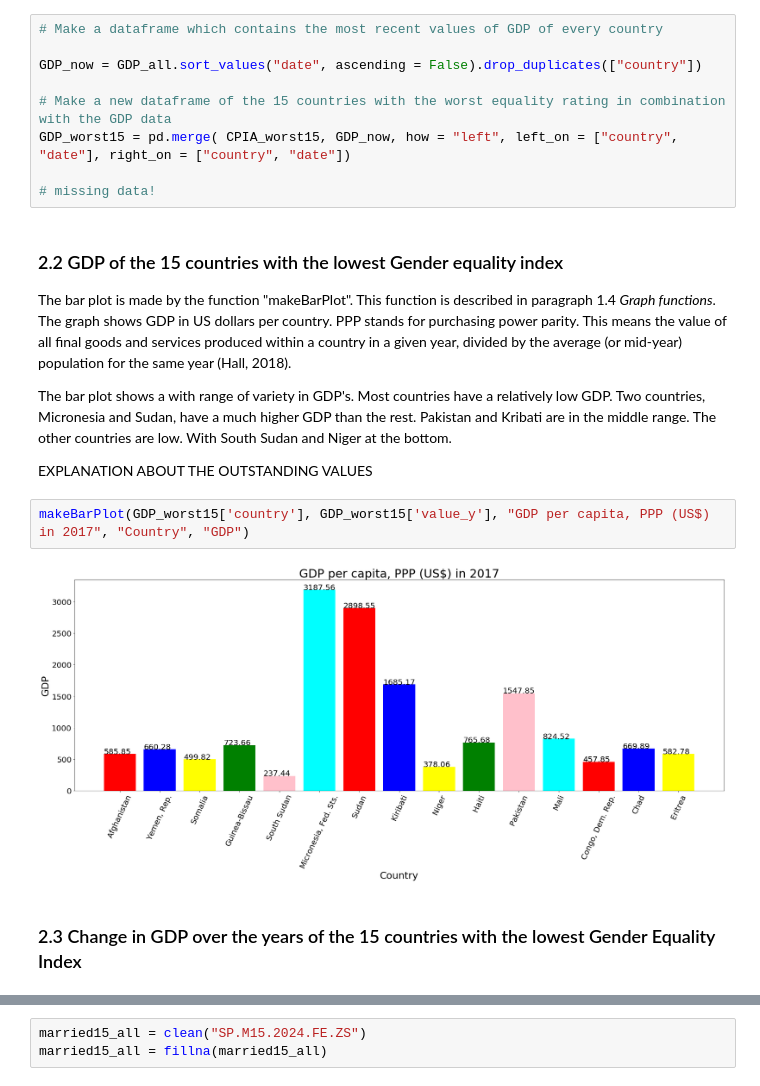
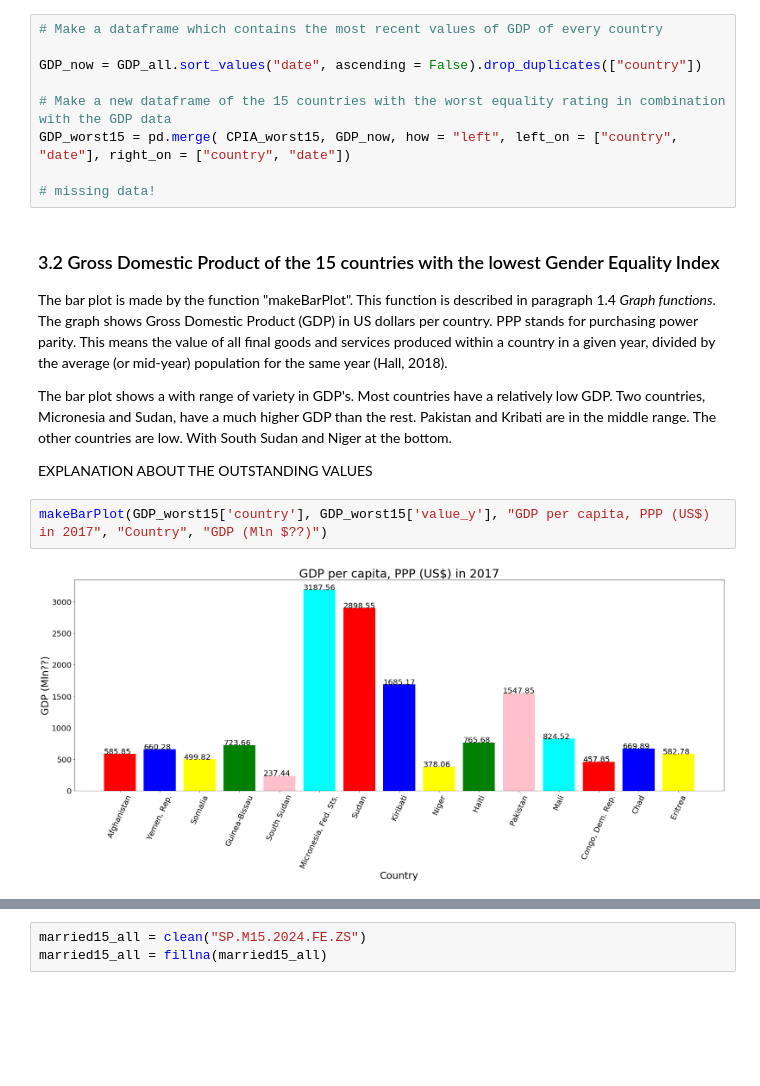
Before and after one commit to omar-d/EPA-WB-Equity, a Jupyter notebook: Final_Assignment-Copy2.ipynb, the cells around one changed output, grey strips where cells are left out. Saved outputs shown, nothing was run; the diff lists cells and outputs as text; blank space fills up the shorter version.

```diff
--- a/Final_Assignment-Copy2.ipynb
+++ b/Final_Assignment-Copy2.ipynb
@@ -267,16 +294,14 @@ GDP_worst15 = pd.merge( CPIA_worst15, GDP_now, how = "left", left_on = ["country
 
 # missing data!
 # %% [markdown]
-### 2.2 GDP of the 15 countries with the lowest Gender equality index
+### 3.2 Gross Domestic Product of the 15 countries with the lowest Gender Equality Index
 
-The bar plot is made by the function "makeBarPlot". This function is described in paragraph 1.4 *Graph functions*. The graph shows GDP in US dollars per country. PPP stands for purchasing power parity. This means the value of all final goods and services produced within a country in a given year, divided by the average (or mid-year) population for the same year (Hall, 2018).
+The bar plot is made by the function "makeBarPlot". This function is described in paragraph 1.4 *Graph functions*. The graph shows Gross Domestic Product (GDP) in US dollars per country. PPP stands for purchasing power parity. This means the value of all final goods and services produced within a country in a given year, divided by the average (or mid-year) population for the same year (Hall, 2018).
 
 The bar plot shows a with range of variety in GDP's. Most countries have a relatively low GDP. Two countries, Micronesia and Sudan, have a much higher GDP than the rest. Pakistan and Kribati are in the middle range. The other countries are low. With South Sudan and Niger at the bottom.
 
 EXPLANATION ABOUT THE OUTSTANDING VALUES
 # %%
-makeBarPlot(GDP_worst15['country'], GDP_worst15['value_y'], "GDP per capita, PPP (US$) in 2017", "Country", "GDP")
+makeBarPlot(GDP_worst15['country'], GDP_worst15['value_y'], "GDP per capita, PPP (US$) in 2017", "Country", "GDP (Mln $??)")
 # %% [output]
-[figure, old version]
+[figure, new version]
-# %% [markdown]
-### 2.3 Change in GDP over the years of the 15 countries with the lowest Gender Equality Index
```
Also changed, not shown: parts of 40 cells of this notebook.
